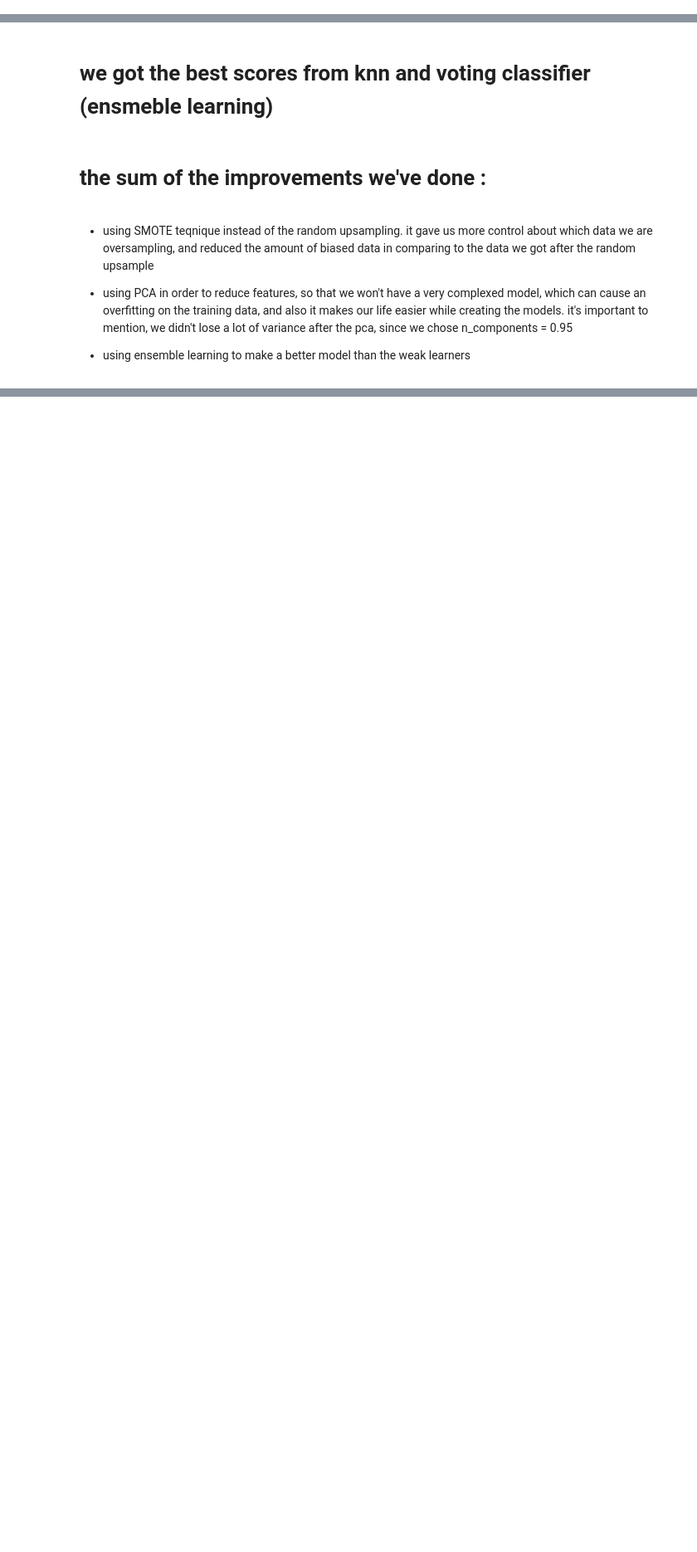
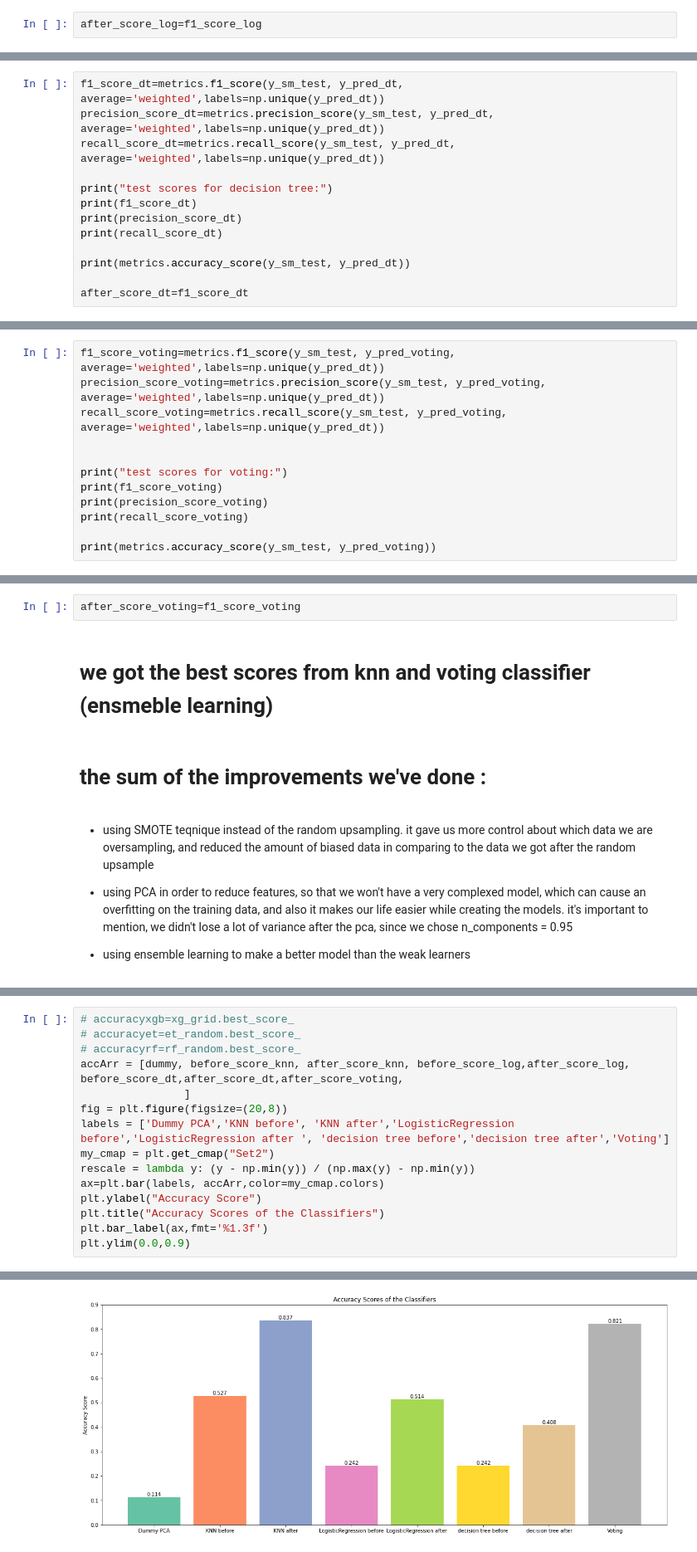
Before and after one commit to BabyBlue555/firstYear_semB_project, a Jupyter notebook: genre_classification.ipynb, the cells around one changed output, grey strips where cells are left out. Shown at 83% size. Cells and saved outputs as stored; diff of their text form; blank space fills up the shorter version.

```diff
--- a/genre_classification.ipynb
+++ b/genre_classification.ipynb
@@ -1792,3 +2025,5 @@ max_score_log=recall_score_log
+# %%
+after_score_log=f1_score_log
 # %% [markdown]
 ## decision tree
 # %%
@@ -1855,0 +2068,13 @@ max_score_dt=recall_score_dt
+# %%
+f1_score_dt=metrics.f1_score(y_sm_test, y_pred_dt, average='weighted',labels=np.unique(y_pred_dt))
+precision_score_dt=metrics.precision_score(y_sm_test, y_pred_dt, average='weighted',labels=np.unique(y_pred_dt))
+recall_score_dt=metrics.recall_score(y_sm_test, y_pred_dt, average='weighted',labels=np.unique(y_pred_dt))
+
+print("test scores for decision tree:")
+print(f1_score_dt)
+print(precision_score_dt)
+print(recall_score_dt)
+
+print(metrics.accuracy_score(y_sm_test, y_pred_dt))
+
+after_score_dt=f1_score_dt
@@ -1925,0 +2143,12 @@ max_score_voting=recall_score_voting
+# %%
+f1_score_voting=metrics.f1_score(y_sm_test, y_pred_voting, average='weighted',labels=np.unique(y_pred_dt))
+precision_score_voting=metrics.precision_score(y_sm_test, y_pred_voting, average='weighted',labels=np.unique(y_pred_dt))
+recall_score_voting=metrics.recall_score(y_sm_test, y_pred_voting, average='weighted',labels=np.unique(y_pred_dt))
+
+
+print("test scores for voting:")
+print(f1_score_voting)
+print(precision_score_voting)
+print(recall_score_voting)
+
+print(metrics.accuracy_score(y_sm_test, y_pred_voting))
@@ -1926,3 +2161,5 @@ max_score_voting=recall_score_voting
+# %%
+after_score_voting=f1_score_voting
 # %% [markdown]
 # we got the best scores from knn and voting classifier (ensmeble learning)
 # %% [markdown]
@@ -1966,0 +2213,16 @@ print(scores_dict)
+# %%
+# accuracyxgb=xg_grid.best_score_
+# accuracyet=et_random.best_score_
+# accuracyrf=rf_random.best_score_
+accArr = [dummy, before_score_knn, after_score_knn, before_score_log,after_score_log, before_score_dt,after_score_dt,after_score_voting,
+                ]
+fig = plt.figure(figsize=(20,8))
+labels = ['Dummy PCA','KNN before', 'KNN after','LogisticRegression before','LogisticRegression after ', 'decision tree before','decision tree after','Voting']
+my_cmap = plt.get_cmap("Set2")
+rescale = lambda y: (y - np.min(y)) / (np.max(y) - np.min(y))
+ax=plt.bar(labels, accArr,color=my_cmap.colors)
+plt.ylabel("Accuracy Score")
+plt.title("Accuracy Scores of the Classifiers")
+plt.bar_label(ax,fmt='%1.3f')
+plt.ylim(0.0,0.9)
+# %% [output]
@@ -1966,0 +2230 @@ print(scores_dict)
+[figure, added]
```
Also changed, not shown: parts of 117 cells of this notebook.
